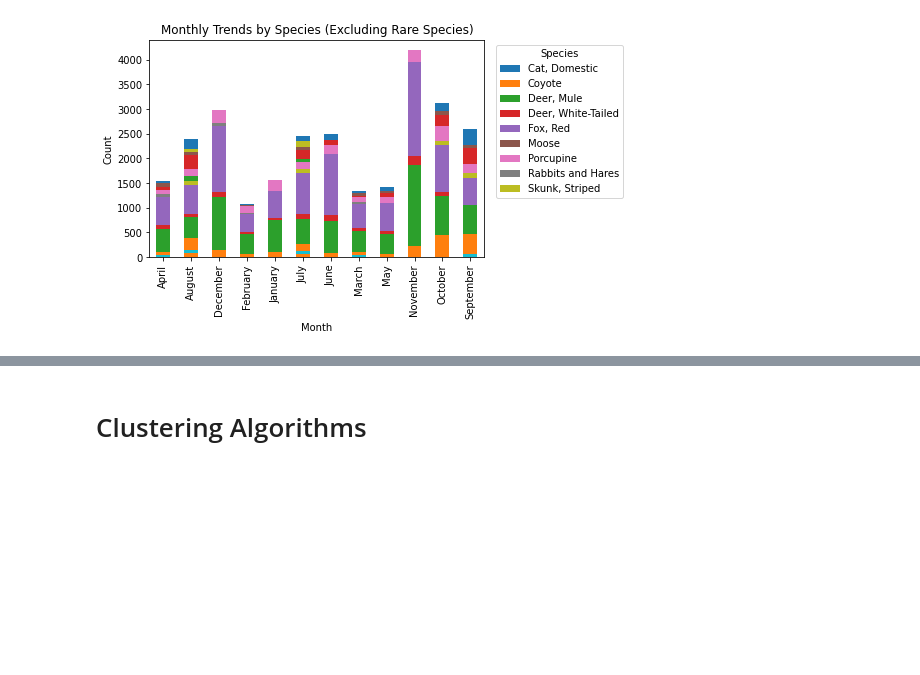
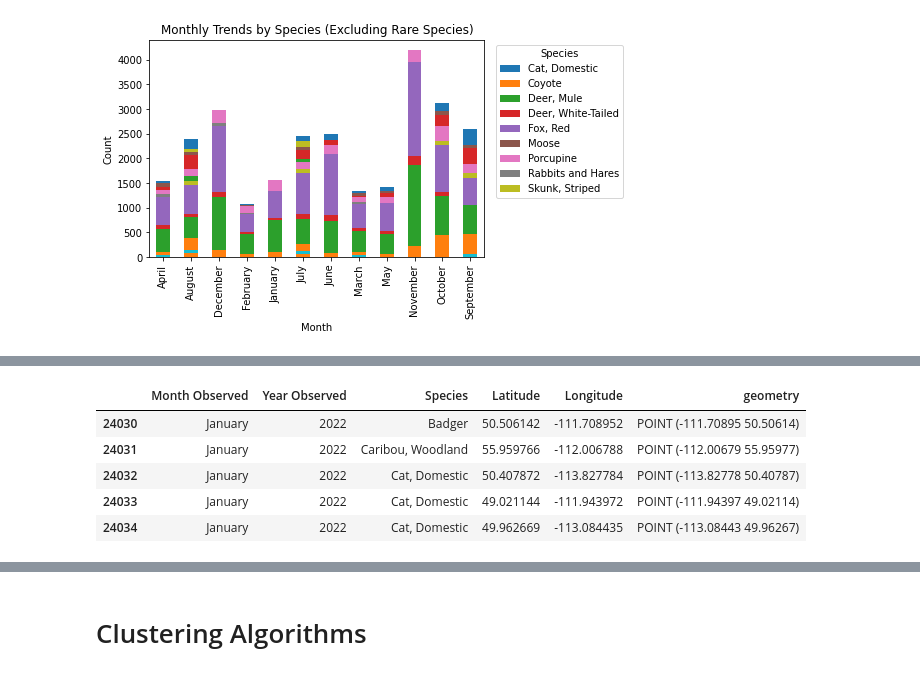
Before and after one commit to arnavhasija/wildlife-road-safety, a Jupyter notebook: wildlife-road-safety-data-analysis.ipynb, the cells around one changed output, grey strips where cells are left out. Saved outputs shown, nothing was run; the diff lists cells and outputs as text; code cells hidden in the pictures; blank space fills up the shorter version.

```diff
--- a/wildlife-road-safety-data-analysis.ipynb
+++ b/wildlife-road-safety-data-analysis.ipynb
@@ -147,0 +166,9 @@ plt.show()
+# %%
+df_geo.head()
+# %% [output]
+|  | Month Observed | Year Observed | Species | Latitude | Longitude | geometry |
+| 24030 | January | 2022 | Badger | 50.506142 | -111.708952 | POINT (-111.70895 50.50614) |
+| 24031 | January | 2022 | Caribou, Woodland | 55.959766 | -112.006788 | POINT (-112.00679 55.95977) |
+| 24032 | January | 2022 | Cat, Domestic | 50.407872 | -113.827784 | POINT (-113.82778 50.40787) |
+| 24033 | January | 2022 | Cat, Domestic | 49.021144 | -111.943972 | POINT (-111.94397 49.02114) |
+| 24034 | January | 2022 | Cat, Domestic | 49.962669 | -113.084435 | POINT (-113.08443 49.96267) |
```
Also changed, not shown: parts of 5 cells of this notebook.
